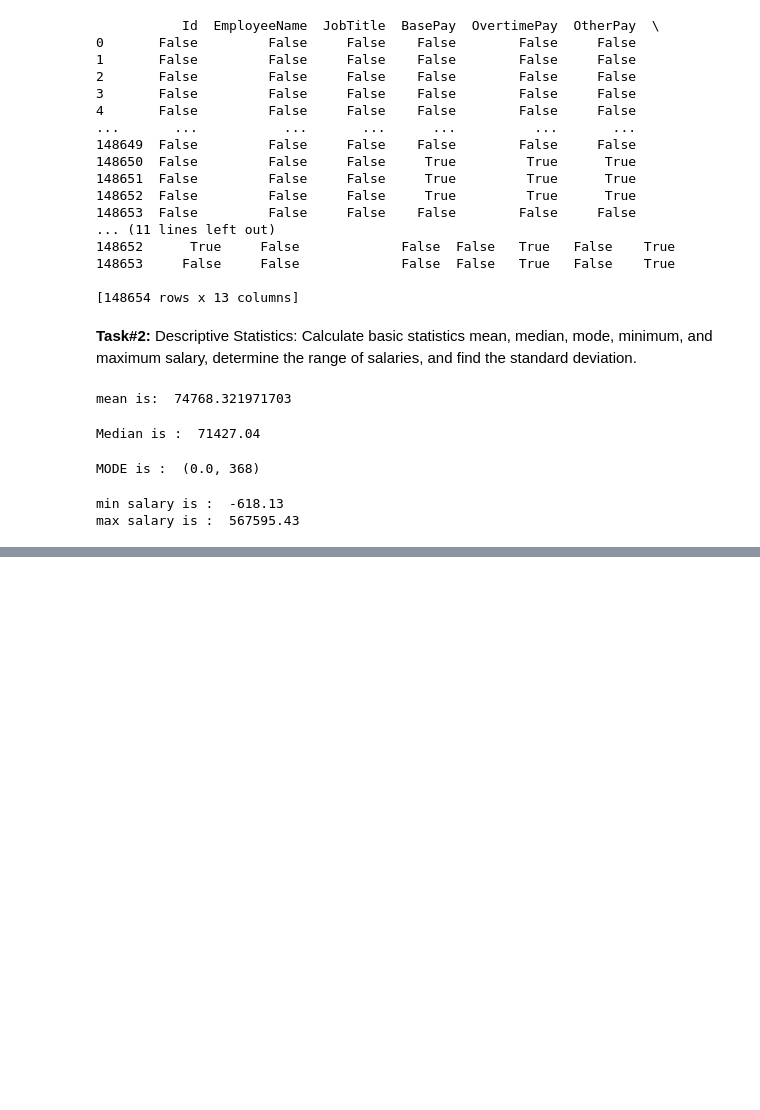
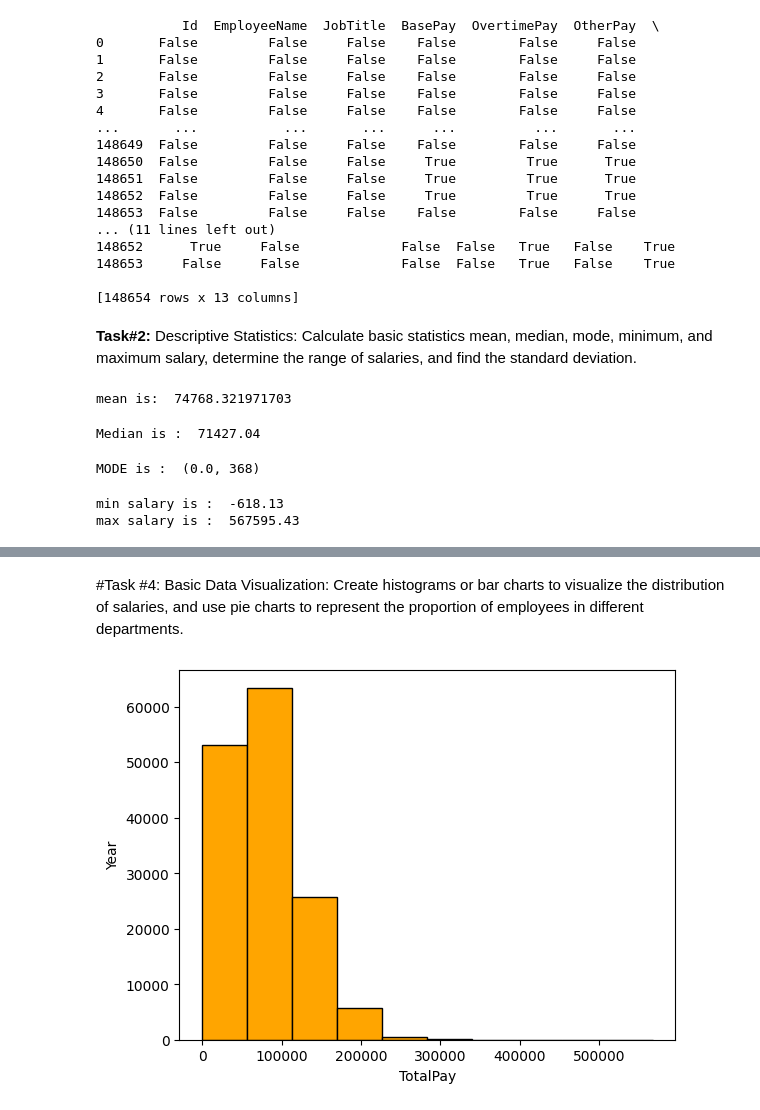
Before and after one commit to breemo/ML, a Jupyter notebook: AI_Course.ipynb, the cells around one changed output, grey strips where cells are left out. Drawn from its saved outputs; the diff is of its cells as text; code cells hidden in the pictures; blank space fills up the shorter version.

```diff
--- a/AI_Course.ipynb
+++ b/AI_Course.ipynb
@@ -136,0 +170,5 @@ max salary is :  567595.43
+# %%
+#OR convert the null values into 0
+df = pd.read_csv('Salaries.csv')
+df.fillna(0, inplace=True)
+df.head()
@@ -136,0 +212,15 @@ max salary is :  567595.43
+# %% [markdown]
+#Task #4:
+Basic Data Visualization: Create histograms or bar charts to visualize the distribution of salaries, and use pie charts to represent the proportion of employees in different departments.
+# %%
+import matplotlib.pyplot as plt
+
+def histograms(Data):
+    plt.hist(Data.TotalPay, bins = 10, color = 'orange', edgecolor = 'black')
+    plt.xlabel('TotalPay')
+    plt.ylabel('Year')
+    plt.show()
+
+histograms(df)
+# %% [output]
+[figure, added]
```
Also changed, not shown: parts of 5 cells of this notebook.
